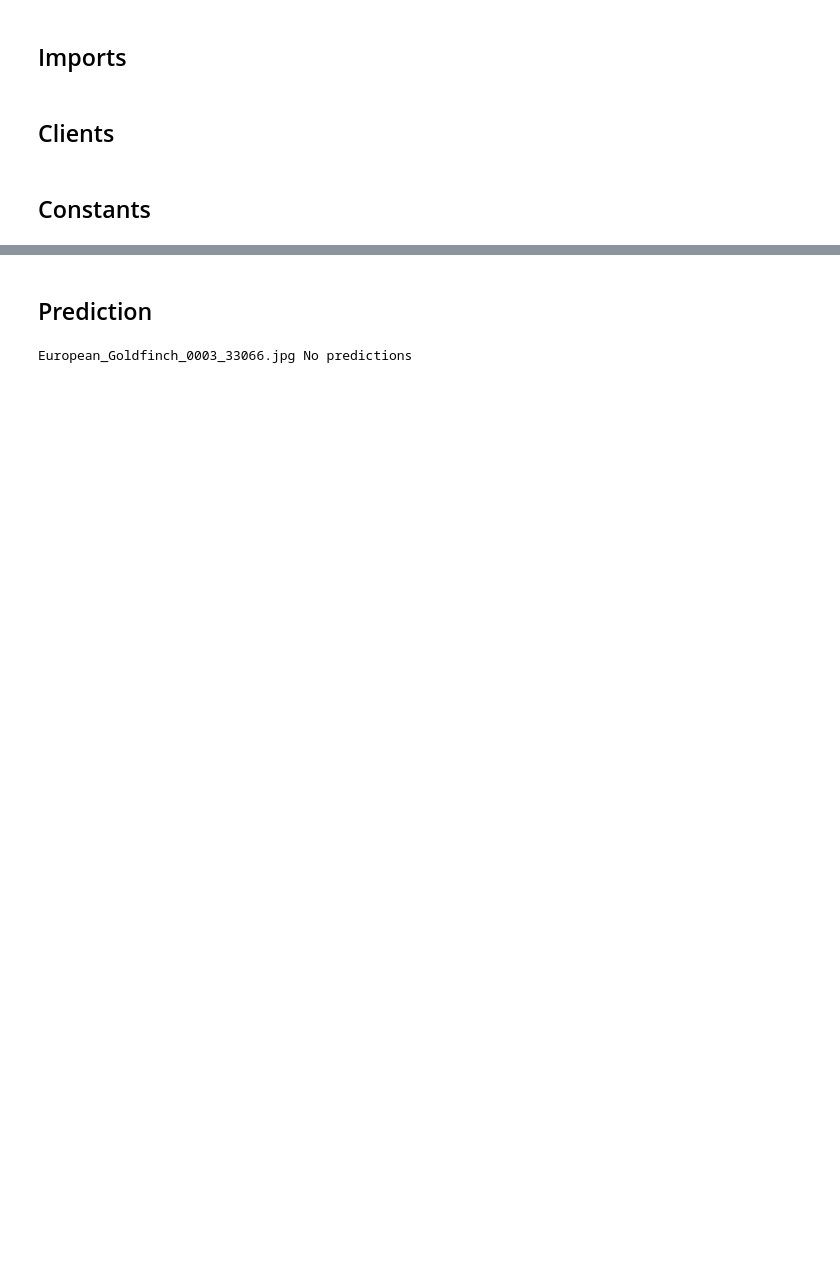
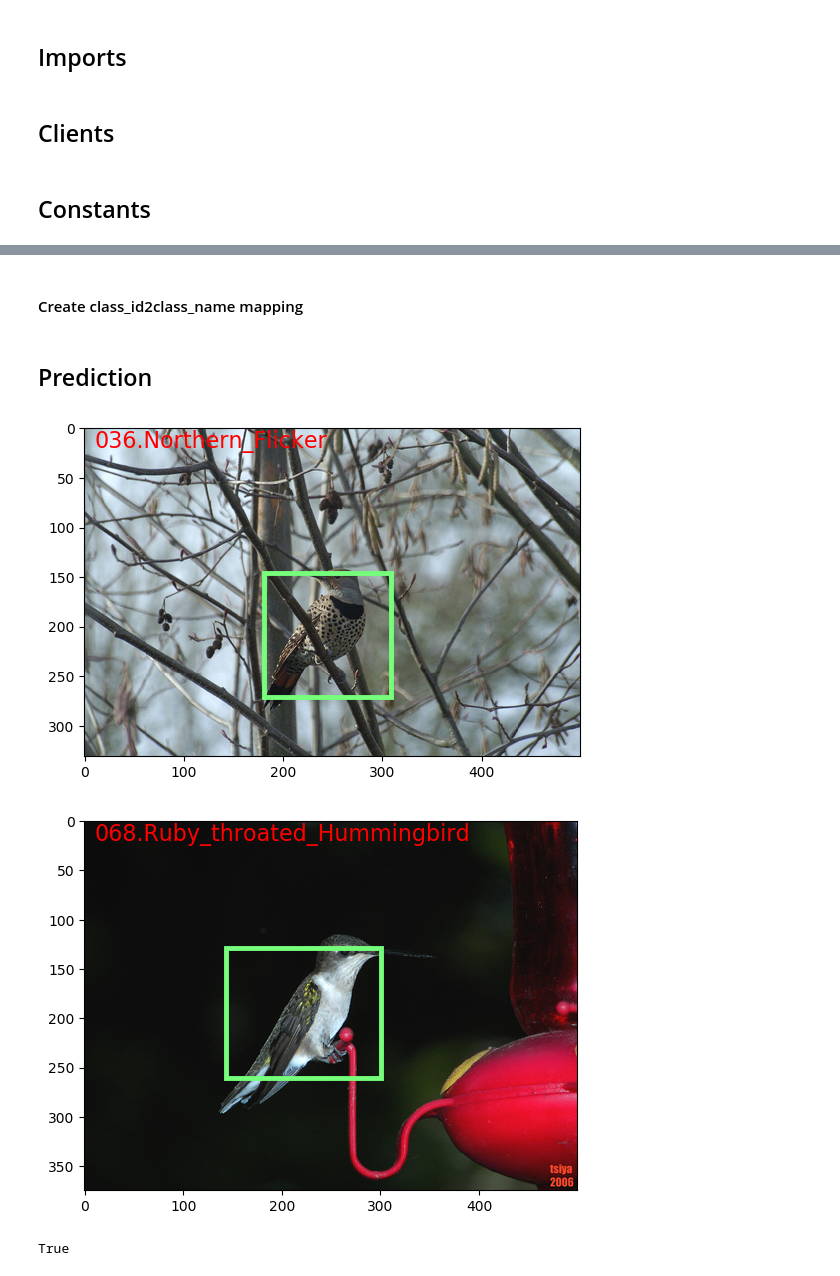
Before and after one commit to SanferD/birds-200-sagemaker-devops, a Jupyter notebook: exploration/04-predictions.ipynb, the cells around one changed output, grey strips where cells are left out. Drawn from its saved outputs; the diff is of its cells as text; code cells hidden in the pictures; blank space fills up the shorter version.

```diff
--- a/exploration/04-predictions.ipynb
+++ b/exploration/04-predictions.ipynb
@@ -14,0 +58,2 @@ THRESH = 0.7
+# %% [markdown]
+#### Create class_id2class_name mapping
@@ -54,4 +128,7 @@ def show_predictions(img_path):
-# %%
-show_predictions("European_Goldfinch_0003_33066.jpg")
-# %% [output]
-European_Goldfinch_0003_33066.jpg No predictions
+# %%
+show_predictions("test_images/Northern_Flicker_0136_28918.jpg")
+show_predictions("test_images/Ruby_Throated_Hummingbird_0025_57835.jpg")
+# %% [output]
+[figure, added]
+[figure, added]
+True
```
Also changed, not shown: parts of 12 cells of this notebook.
